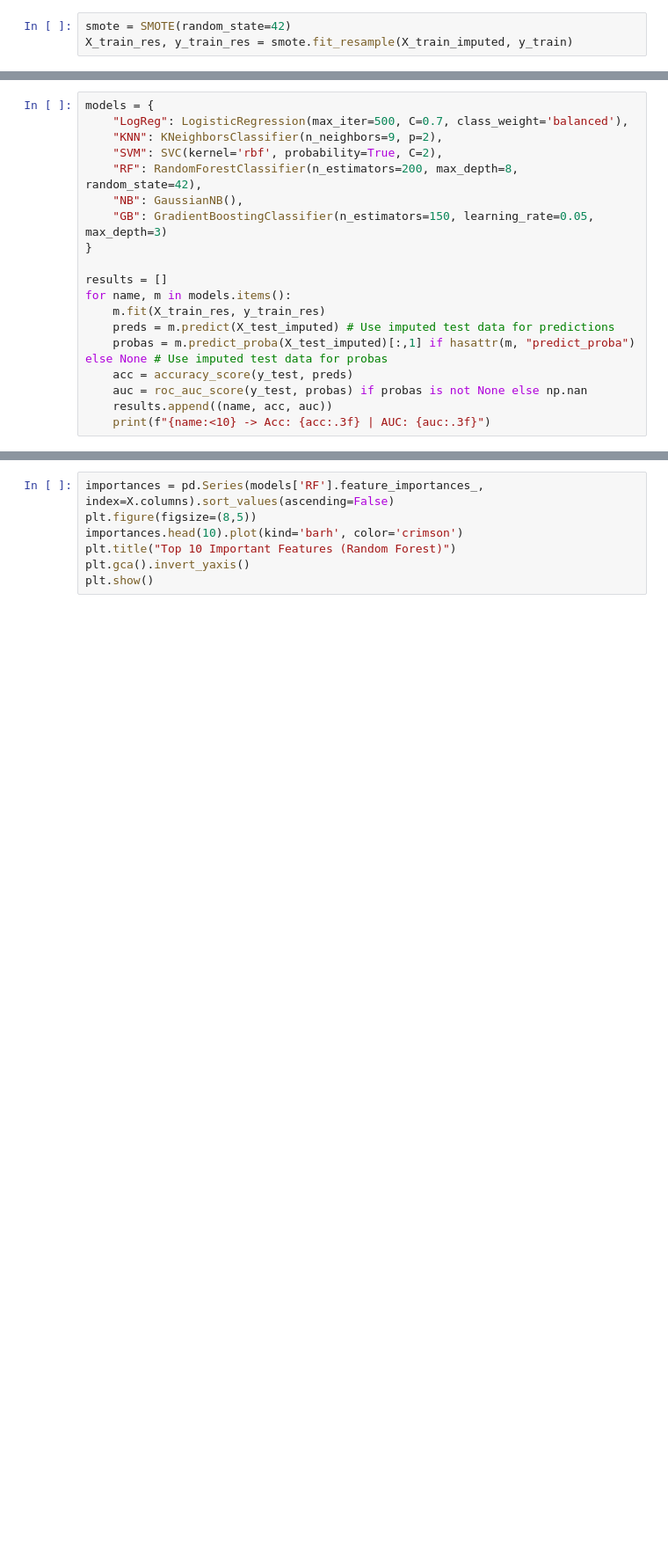
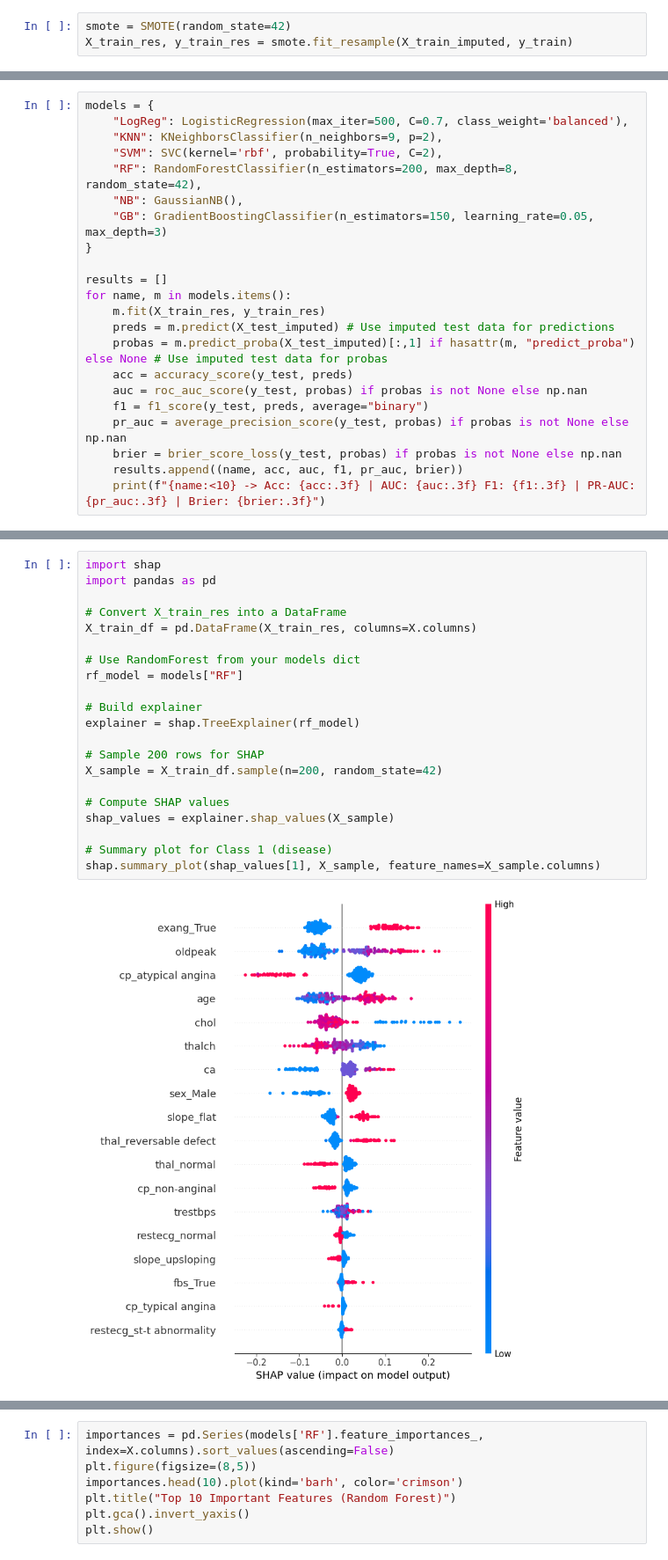
Before and after one commit to Gaurika-Sethi/Heart-Attack-Risk-Prediction-ML-Web-App-, a Jupyter notebook: heart_attack_prediction.ipynb, the cells around one changed output, grey strips where cells are left out. Shown at 88% size. Saved outputs shown, nothing was run; the diff lists cells and outputs as text; blank space fills up the shorter version.

```diff
--- a/heart_attack_prediction.ipynb
+++ b/heart_attack_prediction.ipynb
@@ -92,6 +94,9 @@ for name, m in models.items():
     probas = m.predict_proba(X_test_imputed)[:,1] if hasattr(m, "predict_proba") else None # Use imputed test data for probas
     acc = accuracy_score(y_test, preds)
     auc = roc_auc_score(y_test, probas) if probas is not None else np.nan
-    results.append((name, acc, auc))
-    print(f"{name:<10} -> Acc: {acc:.3f} | AUC: {auc:.3f}")
+    f1 = f1_score(y_test, preds, average="binary")
+    pr_auc = average_precision_score(y_test, probas) if probas is not None else np.nan
+    brier = brier_score_loss(y_test, probas) if probas is not None else np.nan
+    results.append((name, acc, auc, f1, pr_auc, brier))
+    print(f"{name:<10} -> Acc: {acc:.3f} | AUC: {auc:.3f} F1: {f1:.3f} | PR-AUC: {pr_auc:.3f} | Brier: {brier:.3f}")
 # %% [output]
@@ -104,3 +109,26 @@ GB         -> Acc: 0.853 | AUC: 0.909
+# %%
+import shap
+import pandas as pd
+
+# Convert X_train_res into a DataFrame
+X_train_df = pd.DataFrame(X_train_res, columns=X.columns)
+
+# Use RandomForest from your models dict
+rf_model = models["RF"]
+
+# Build explainer
+explainer = shap.TreeExplainer(rf_model)
+
+# Sample 200 rows for SHAP
+X_sample = X_train_df.sample(n=200, random_state=42)
+
+# Compute SHAP values
+shap_values = explainer.shap_values(X_sample)
+
+# Summary plot for Class 1 (disease)
+shap.summary_plot(shap_values[1], X_sample, feature_names=X_sample.columns)
+# %% [output]
+[figure, added]
 # %%
 voting = VotingClassifier(
     estimators=[
```
Also changed, not shown: parts of 4 cells of this notebook, 3 other files.
